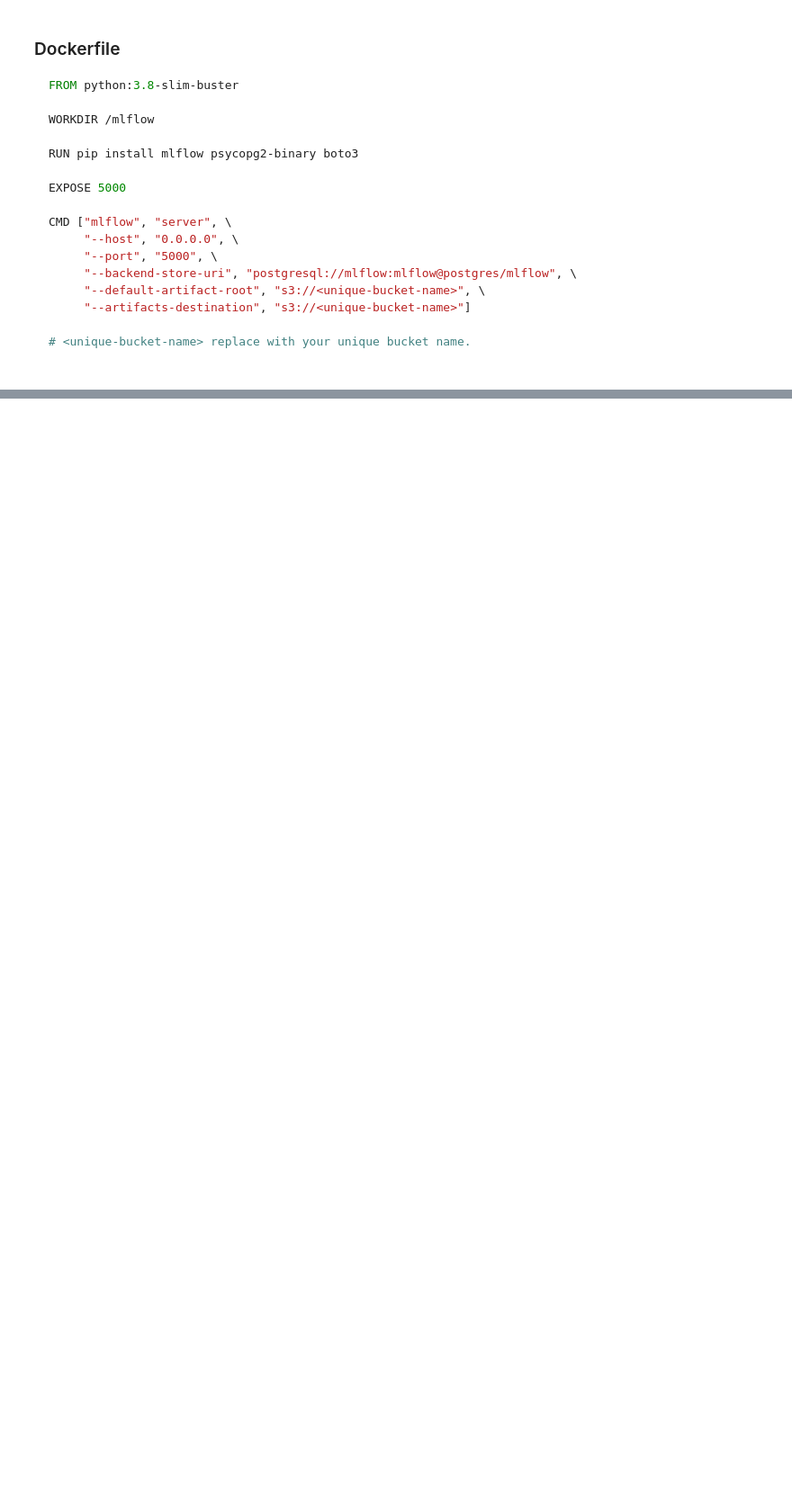
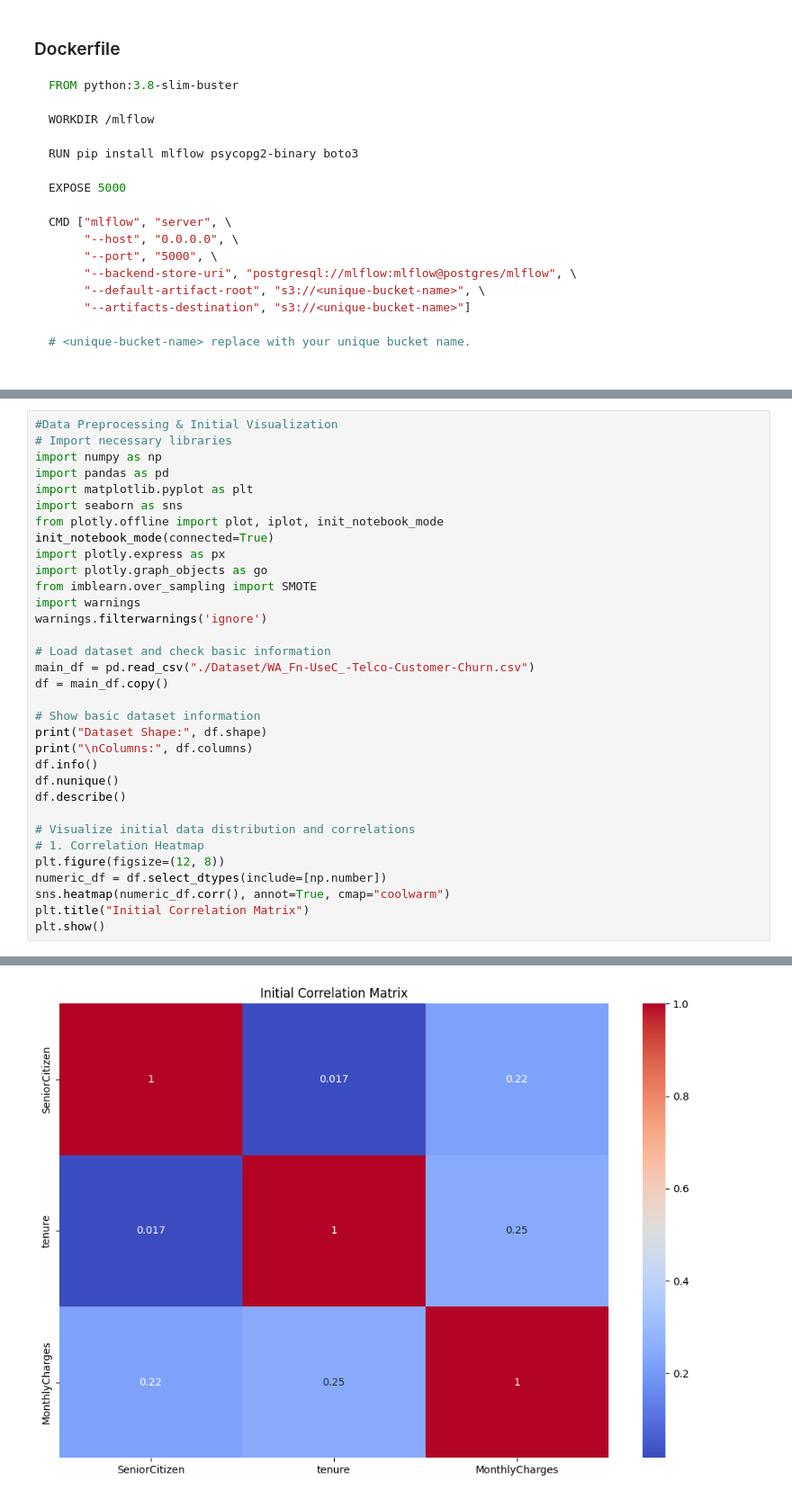
Before and after one commit to zim10/customer-churn-mlops, a Jupyter notebook: churn_prediction.ipynb, the cells around one changed output, grey strips where cells are left out. Shown at 90% size. Cells and saved outputs as stored; diff of their text form; blank space fills up the shorter version.

Commit message:
added details of churn prediction

```diff
--- a/churn_prediction.ipynb
+++ b/churn_prediction.ipynb
@@ -135,0 +195,34 @@ docker-compose up --build -d
+# %%
+#Data Preprocessing & Initial Visualization
+# Import necessary libraries
+import numpy as np
+import pandas as pd
+import matplotlib.pyplot as plt
+import seaborn as sns
+from plotly.offline import plot, iplot, init_notebook_mode
+init_notebook_mode(connected=True)
+import plotly.express as px
+import plotly.graph_objects as go
+from imblearn.over_sampling import SMOTE
+import warnings
+warnings.filterwarnings('ignore')
+
+# Load dataset and check basic information
+main_df = pd.read_csv("./Dataset/WA_Fn-UseC_-Telco-Customer-Churn.csv")
+df = main_df.copy()
+
+# Show basic dataset information
+print("Dataset Shape:", df.shape)
+print("\nColumns:", df.columns)
+df.info()
+df.nunique()
+df.describe()
+
+# Visualize initial data distribution and correlations
+# 1. Correlation Heatmap
+plt.figure(figsize=(12, 8))
+numeric_df = df.select_dtypes(include=[np.number])
+sns.heatmap(numeric_df.corr(), annot=True, cmap="coolwarm")
+plt.title("Initial Correlation Matrix")
+plt.show()
+# %% [output]
@@ -135,0 +246 @@ docker-compose up --build -d
+[figure, added]
```
Also changed, not shown: parts of 16 cells of this notebook, 3 other files.
